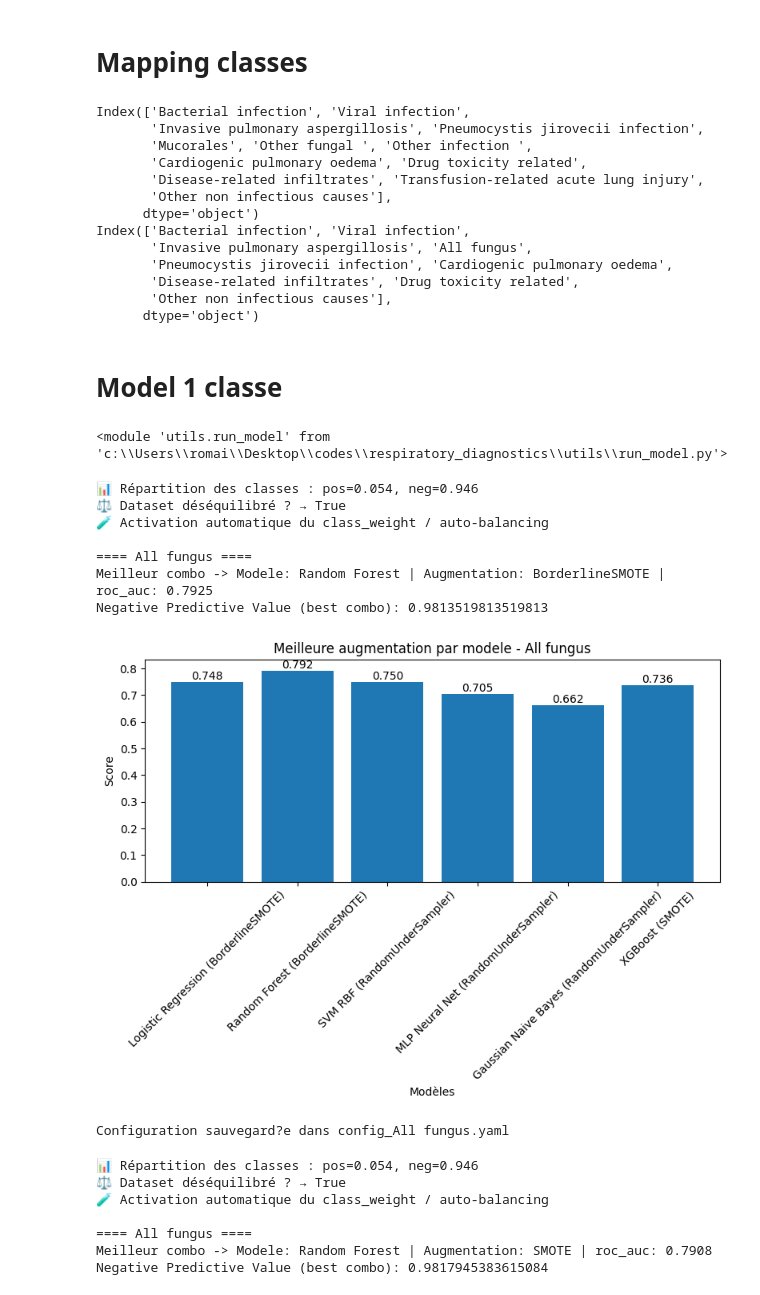
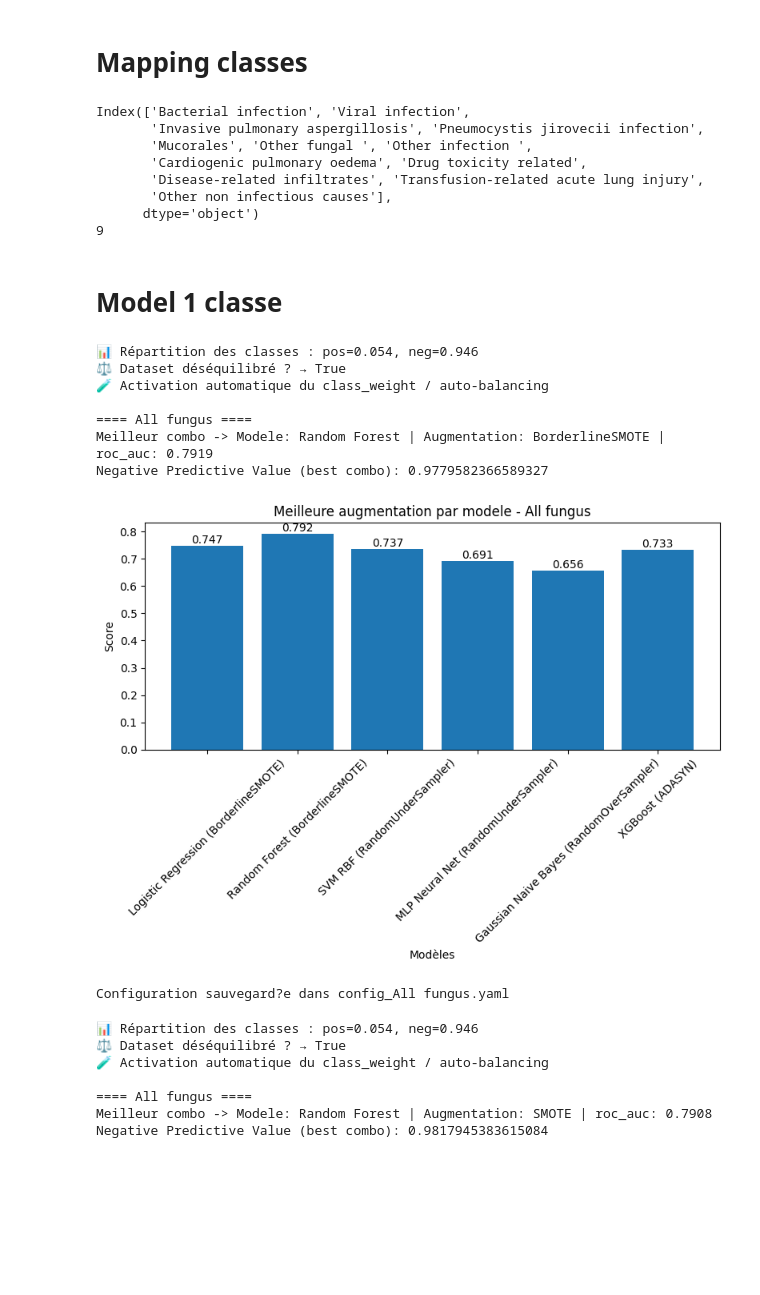
Before and after one commit to Romain-Forte/respiratory_diagnostics, a Jupyter notebook: dev_algo.ipynb, the cells around one changed output. Drawn from its saved outputs; the diff is of its cells as text; code cells hidden in the pictures; blank space fills up the shorter version.

Commit message:
pneumonia + feature specifique + seed

```diff
--- a/dev_algo.ipynb
+++ b/dev_algo.ipynb
@@ -105,9 +164,9 @@ mapping_etiology ={
                     'Bacterial infection' :['Bacterial infection'] ,
                     'Viral infection' :['Viral infection'] ,
                     'Invasive pulmonary aspergillosis' :['Invasive pulmonary aspergillosis'] ,
-                    'All fungus' : ["Other fungal ",'Mucorales'],
-                    # 'Other fungal' :["Other fungal "] ,
-                    # 'Mucorales' : ['Mucorales'],
+                    # 'All fungus' : ["Other fungal ",'Mucorales'],
+                    'Other fungal' :["Other fungal "] ,
+                    'Mucorales' : ['Mucorales'],
                     'Pneumocystis jirovecii infection' :[ 'Pneumocystis jirovecii infection'],
                     'Cardiogenic pulmonary oedema' : ['Cardiogenic pulmonary oedema'],
                     'Disease-related infiltrates':['Disease-related infiltrates'],
@@ -118,7 +177,7 @@ mapping_etiology ={
 from utils.data_quality import fusionner_labels
 print(df_cat_clean.columns)
 df_labels_fusion = fusionner_labels(df_cat_clean, mapping_etiology, mode="max")
-print(df_labels_fusion.columns)
+print(len(df_labels_fusion.columns))
 # %% [output]
 Index(['Bacterial infection', 'Viral infection',
        'Invasive pulmonary aspergillosis', 'Pneumocystis jirovecii infection',
@@ -127,19 +186,12 @@ Index(['Bacterial infection', 'Viral infection',
        'Disease-related infiltrates', 'Transfusion-related acute lung injury',
        'Other non infectious causes'],
       dtype='object')
-Index(['Bacterial infection', 'Viral infection',
-       'Invasive pulmonary aspergillosis', 'All fungus',
-       'Pneumocystis jirovecii infection', 'Cardiogenic pulmonary oedema',
-       'Disease-related infiltrates', 'Drug toxicity related',
-       'Other non infectious causes'],
-      dtype='object')
+9
 # %% [markdown]
 # Model 1 classe
-# %%
-sys.modules.pop("utils.run_model")
-# %% [output]
-<module 'utils.run_model' from 'c:\\Users\\romai\\Desktop\\codes\\respiratory_diagnostics\\utils\\run_model.py'>
 # %%
+import random
+import numpy as np
 from utils.algo_prediction import preparer_jeu_xy, AutoStandardScaler
 from utils.models_and_metrics import get_models, get_metric, negative_predictive_value,f1_metric_xgb,save_best_combo_config
 from utils.data_aug import get_augmentation_methods
@@ -153,7 +205,9 @@ def find_best_model_and_aug(df_features_clean,
                    MODEL_NAMES,
                    MAIN_METRIC_NAME,
                    THRESHOLD,
-                   write_config = False):
+                   write_config = False,
+                   random_seed = 42,
+                   diagnostic_features = None):
     """
     Lance l'experience pour une cible (diagnostic).
 
@@ -162,6 +216,12 @@ def find_best_model_and_aug(df_features_clean,
     dict contenant les informations du meilleur combo modele/augmentation.
     Si write_config=True, sauvegarde config_{diagnosis}.yaml.
     """
+    if random_seed is None:
+        random_seed = 42
+
+    np.random.seed(random_seed)
+    random.seed(random_seed)
+
     combo_scores = {}
     model_best_scores = {}
     model_best_aug = {}
@@ -174,11 +234,22 @@ def find_best_model_and_aug(df_features_clean,
         "y_pred": None
     }
 
+    if diagnostic_features:
+        feature_subset = diagnostic_features.get(target_col) or diagnostic_features.get("default")
+        if feature_subset is None:
+            feature_subset = list(df_features_clean.columns)
+        missing_columns = [col for col in feature_subset if col not in df_features_clean.columns]
+        if missing_columns:
+            raise KeyError(f"Colonnes manquantes pour {target_col}: {missing_columns}")
+        df_features_to_use = df_features_clean[feature_subset]
+    else:
+        df_features_to_use = df_features_clean
+
     df_labels_1 = df_labels_fusion[target_col].to_frame()
-    X_train, X_test, y_train, y_test, labels = preparer_jeu_xy(df_features_clean, df_labels_1)
+    X_train, X_test, y_train, y_test, labels = preparer_jeu_xy(df_features_to_use, df_labels_1, random_state=random_seed)
 
-    all_models = get_models(y_train, use_catboost=False,imbalance_threshold=1)
-    augmentations = get_augmentation_methods(random_state=0)
+    all_models = get_models(y_train, use_catboost=False,imbalance_threshold=1, random_state=random_seed)
+    augmentations = get_augmentation_methods(random_state=random_seed)
     metrics = get_metric()
 
     metric_fn = metrics[MAIN_METRIC_NAME]["metric_fn"]
@@ -251,38 +322,41 @@ def find_best_model_and_aug(df_features_clean,
 
     if model_best_scores:
         labelled_scores = {f"{model} ({model_best_aug[model]})": score for model, score in model_best_scores.items()}
         plot_model_bars(labelled_scores, title=f"Meilleure augmentation par modele - {target_col}")
 
     if write_config and best_result["model_name"] is not None:
-        save_best_combo_config(target_col, best_result["model_name"], best_result["augmentation_name"], MAIN_METRIC_NAME, best_result["score"], THRESHOLD)
+        save_best_combo_config(target_col, best_result["model_name"], best_result["augmentation_name"], MAIN_METRIC_NAME, best_result["score"], THRESHOLD, random_seed=random_seed)
     elif write_config:
         print('Impossible de sauvegarder la configuration : aucun combo valide.')
 
     return best_result
 
 
+RANDOM_SEED = 42
 target_col = 'All fungus'
 MODEL_NAMES = ['Logistic Regression', 'Random Forest', 'SVM RBF', 'MLP Neural Net', 'Gaussian Naive Bayes', 'XGBoost']
 # MODEL_NAMES =  ['Random Forest']
 MAIN_METRIC_NAME = 'roc_auc'
 THRESHOLD = 0.11
 features_sensibilite =  ["Neutropenie", "Prophylaxis_antifungal"]
 _ = find_best_model_and_aug(df_features_clean,
                    df_labels_fusion,
                    target_col,
                    MODEL_NAMES,
                    MAIN_METRIC_NAME,
                    THRESHOLD,
-                   write_config = True)
+                   write_config = True,
+                   random_seed=RANDOM_SEED,
+                   diagnostic_features=DIAGNOSTIC_FEATURES)
 # %% [output]
 📊 Répartition des classes : pos=0.054, neg=0.946
 ⚖️ Dataset déséquilibré ? → True
 🧪 Activation automatique du class_weight / auto-balancing
 
 ==== All fungus ====
-Meilleur combo -> Modele: Random Forest | Augmentation: BorderlineSMOTE | roc_auc: 0.7925
-Negative Predictive Value (best combo): 0.9813519813519813
+Meilleur combo -> Modele: Random Forest | Augmentation: BorderlineSMOTE | roc_auc: 0.7919
+Negative Predictive Value (best combo): 0.9779582366589327
-[figure, old version]
+[figure, new version]
 Configuration sauvegard?e dans config_All fungus.yaml
 # %%
 df_labels_fusion.columns
```
Also changed, not shown: parts of 9 cells of this notebook, 7 other files.
